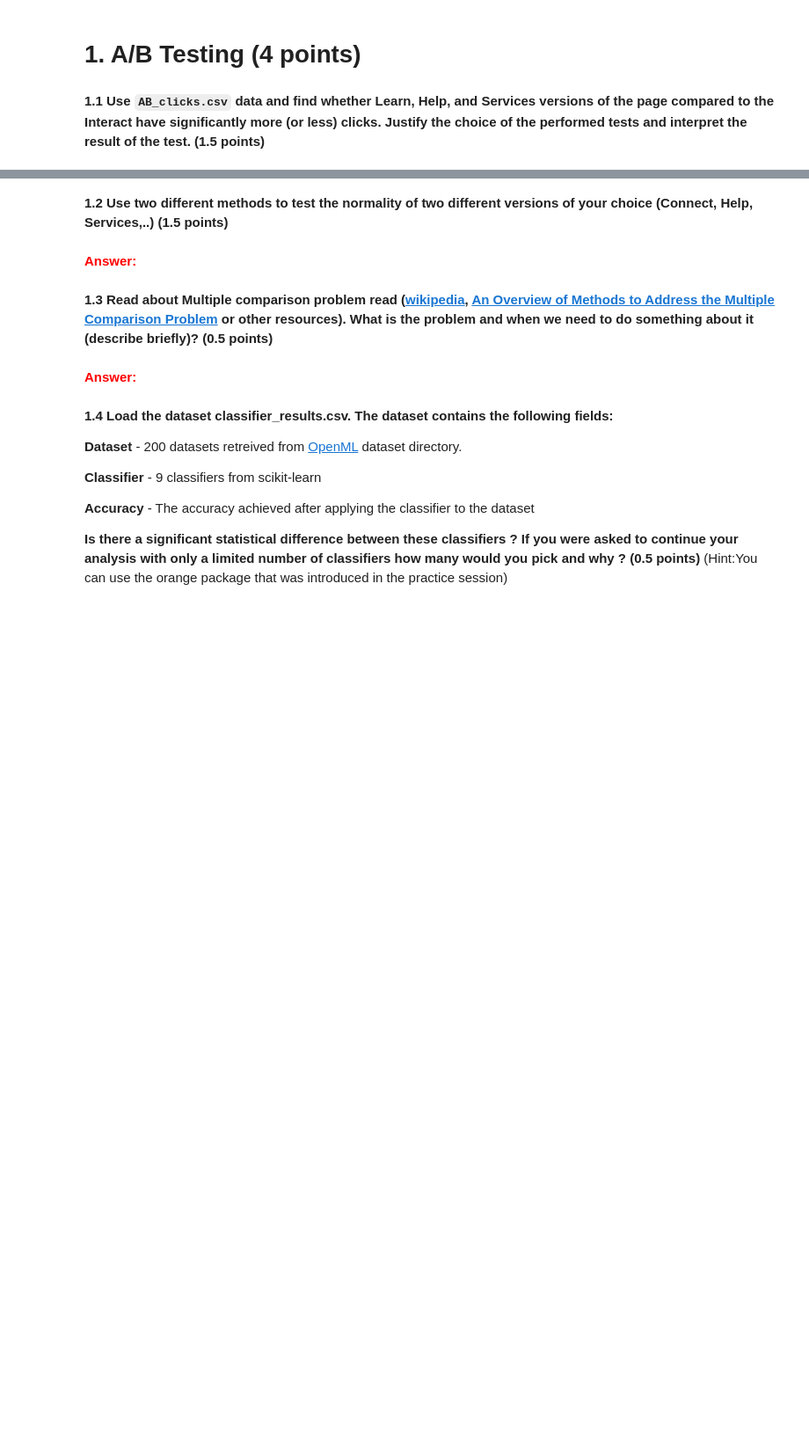
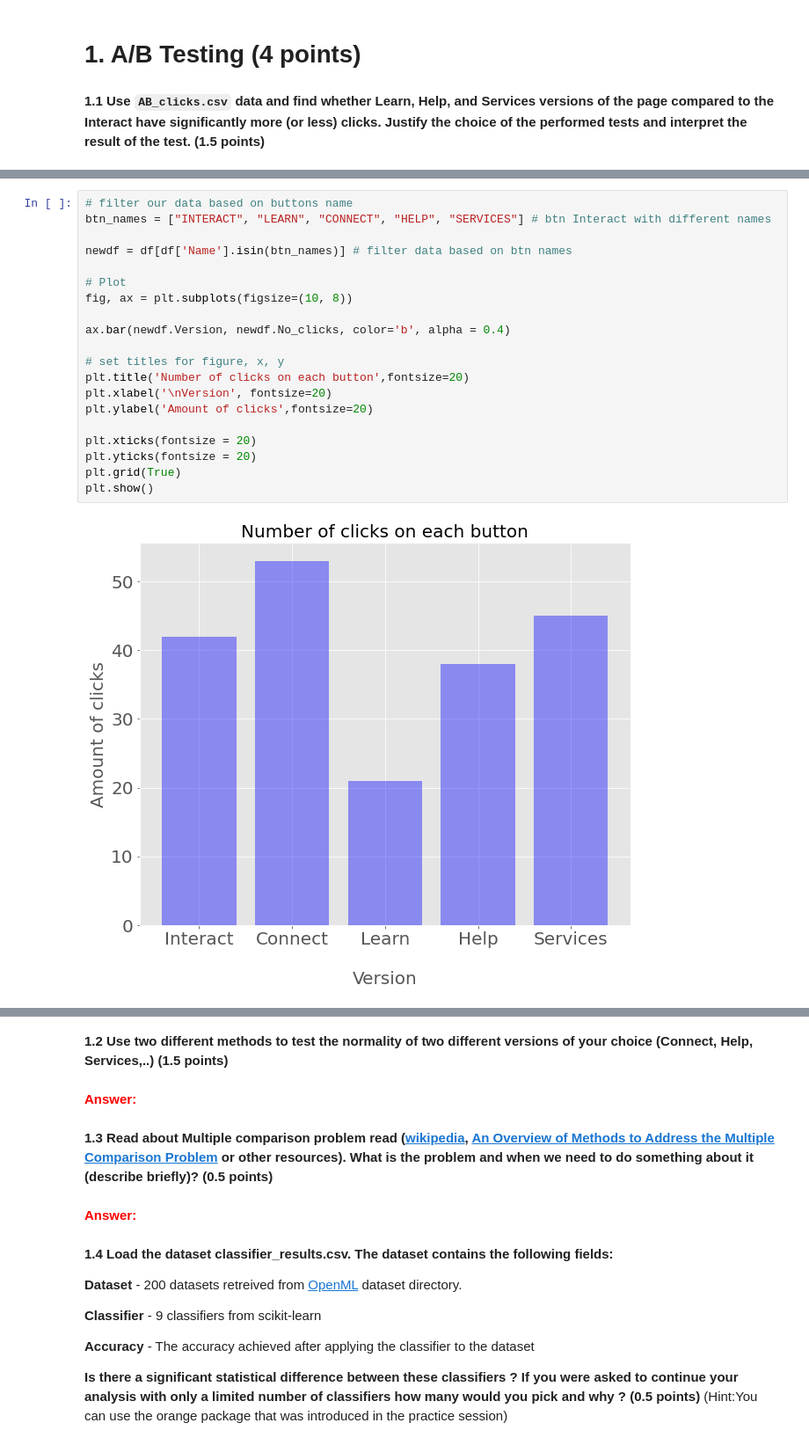
Before and after one commit to enliktjioe/bda2020, a Jupyter notebook: HW5/Homework_05_Enlik_Nga.ipynb, the cells around one changed output, grey strips where cells are left out. Shown at 88% size. Cells and saved outputs as stored; diff of their text form; blank space fills up the shorter version.

```diff
--- a/HW5/Homework_05_Enlik_Nga.ipynb
+++ b/HW5/Homework_05_Enlik_Nga.ipynb
@@ -36,0 +139,22 @@
+# %%
+# filter our data based on buttons name
+btn_names = ["INTERACT", "LEARN", "CONNECT", "HELP", "SERVICES"] # btn Interact with different names
+
+newdf = df[df['Name'].isin(btn_names)] # filter data based on btn names
+
+# Plot
+fig, ax = plt.subplots(figsize=(10, 8))
+
+ax.bar(newdf.Version, newdf.No_clicks, color='b', alpha = 0.4)
+
+# set titles for figure, x, y
+plt.title('Number of clicks on each button',fontsize=20)
+plt.xlabel('\nVersion', fontsize=20)
+plt.ylabel('Amount of clicks',fontsize=20)
+
+plt.xticks(fontsize = 20)
+plt.yticks(fontsize = 20)
+plt.grid(True)
+plt.show()
+# %% [output]
+[figure, added]
```
Also changed, not shown: parts of 22 cells of this notebook, 1 other file.
